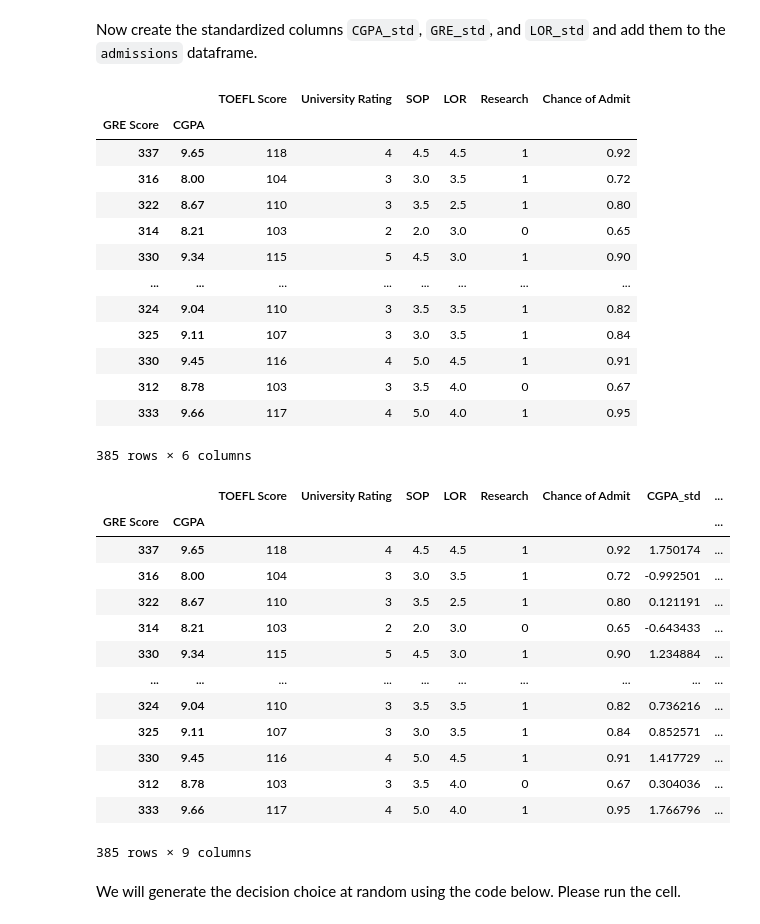
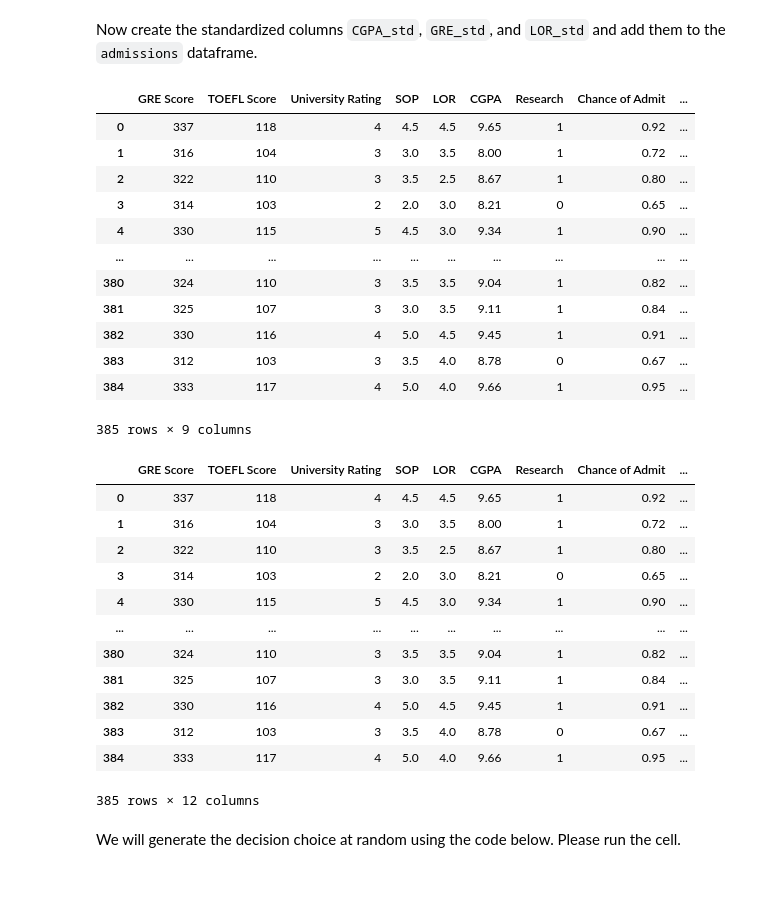
Before and after one commit to amanda-donini/lab-advanced-pandas, a Jupyter notebook: your-code/main.ipynb, the cells around one changed output. Drawn from its saved outputs; the diff is of its cells as text; code cells hidden in the pictures; blank space fills up the shorter version.

```diff
--- a/your-code/main.ipynb
+++ b/your-code/main.ipynb
@@ -112,7 +130,3 @@ array([9.65, 8.  , 8.67, 8.21, 9.34, 8.2 , 7.9 , 8.6 , 9.  , 9.1 , 8.3 ,
 Replace the index with an index comprised of two columns - `GRE Score` and `CGPA`. Remove the columns from the dataset as well. Make sure to use `inplace=True`.
 # %% [markdown]
 Now change the index back to a sequence starting at zero using the `reset_index` function. Make sure to use `inplace=True`.
-# %%
-# your code here
-df.set_index(['GRE Score', "CGPA"], inplace=True)
-df.head()
@@ -126,0 +133,3 @@ df.head()
+# %%
+df['CGPA_GRE'] = list(zip(df['CGPA'], df['GRE Score']))
+df['CGPA_GRE'].nunique
@@ -126,0 +150,2 @@ df.head()
+# %%
+df.set_index('CGPA_GRE', drop=False)
@@ -126,0 +167,3 @@ df.head()
+# %%
+df.reset_index(drop=True, inplace=True)
+df
@@ -182,42 +255,40 @@ Now create the standardized columns `CGPA_std`, `GRE_std`, and `LOR_std` and add
 # %%
 df
 # %% [output]
-|  |  | TOEFL Score | University Rating | SOP | LOR | Research | Chance of Admit |
-| GRE Score | CGPA |  |  |  |  |  |  |
-| 337 | 9.65 | 118 | 4 | 4.5 | 4.5 | 1 | 0.92 |
-| 316 | 8.00 | 104 | 3 | 3.0 | 3.5 | 1 | 0.72 |
-| 322 | 8.67 | 110 | 3 | 3.5 | 2.5 | 1 | 0.80 |
-| 314 | 8.21 | 103 | 2 | 2.0 | 3.0 | 0 | 0.65 |
-| 330 | 9.34 | 115 | 5 | 4.5 | 3.0 | 1 | 0.90 |
-| ... | ... | ... | ... | ... | ... | ... | ... |
-| 324 | 9.04 | 110 | 3 | 3.5 | 3.5 | 1 | 0.82 |
-| 325 | 9.11 | 107 | 3 | 3.0 | 3.5 | 1 | 0.84 |
-| 330 | 9.45 | 116 | 4 | 5.0 | 4.5 | 1 | 0.91 |
-| 312 | 8.78 | 103 | 3 | 3.5 | 4.0 | 0 | 0.67 |
-| 333 | 9.66 | 117 | 4 | 5.0 | 4.0 | 1 | 0.95 |
+|  | GRE Score | TOEFL Score | University Rating | SOP | LOR | CGPA | Research | Chance of Admit | ... |
+| 0 | 337 | 118 | 4 | 4.5 | 4.5 | 9.65 | 1 | 0.92 | ... |
+| 1 | 316 | 104 | 3 | 3.0 | 3.5 | 8.00 | 1 | 0.72 | ... |
+| 2 | 322 | 110 | 3 | 3.5 | 2.5 | 8.67 | 1 | 0.80 | ... |
+| 3 | 314 | 103 | 2 | 2.0 | 3.0 | 8.21 | 0 | 0.65 | ... |
+| 4 | 330 | 115 | 5 | 4.5 | 3.0 | 9.34 | 1 | 0.90 | ... |
+| ... | ... | ... | ... | ... | ... | ... | ... | ... | ... |
+| 380 | 324 | 110 | 3 | 3.5 | 3.5 | 9.04 | 1 | 0.82 | ... |
+| 381 | 325 | 107 | 3 | 3.0 | 3.5 | 9.11 | 1 | 0.84 | ... |
+| 382 | 330 | 116 | 4 | 5.0 | 4.5 | 9.45 | 1 | 0.91 | ... |
+| 383 | 312 | 103 | 3 | 3.5 | 4.0 | 8.78 | 0 | 0.67 | ... |
+| 384 | 333 | 117 | 4 | 5.0 | 4.0 | 9.66 | 1 | 0.95 | ... |
-385 rows × 6 columns
+385 rows × 9 columns
 # %%
 # your code here
-df['CGPA_std'] = standardize(df.index.get_level_values('CGPA'))
-df['GRE_std'] = standardize(df.index.get_level_values('GRE Score'))
+df['CGPA_std'] = standardize(df['CGPA'])
+df['GRE_std'] = standardize(df['GRE Score'])
 df['LOR_std'] = standardize(df['LOR'])
 
 df
 # %% [output]
-|  |  | TOEFL Score | University Rating | SOP | LOR | Research | Chance of Admit | CGPA_std | ... |
-| GRE Score | CGPA |  |  |  |  |  |  |  | ... |
-| 337 | 9.65 | 118 | 4 | 4.5 | 4.5 | 1 | 0.92 | 1.750174 | ... |
-| 316 | 8.00 | 104 | 3 | 3.0 | 3.5 | 1 | 0.72 | -0.992501 | ... |
-| 322 | 8.67 | 110 | 3 | 3.5 | 2.5 | 1 | 0.80 | 0.121191 | ... |
-| 314 | 8.21 | 103 | 2 | 2.0 | 3.0 | 0 | 0.65 | -0.643433 | ... |
-| 330 | 9.34 | 115 | 5 | 4.5 | 3.0 | 1 | 0.90 | 1.234884 | ... |
+|  | GRE Score | TOEFL Score | University Rating | SOP | LOR | CGPA | Research | Chance of Admit | ... |
+| 0 | 337 | 118 | 4 | 4.5 | 4.5 | 9.65 | 1 | 0.92 | ... |
+| 1 | 316 | 104 | 3 | 3.0 | 3.5 | 8.00 | 1 | 0.72 | ... |
+| 2 | 322 | 110 | 3 | 3.5 | 2.5 | 8.67 | 1 | 0.80 | ... |
+| 3 | 314 | 103 | 2 | 2.0 | 3.0 | 8.21 | 0 | 0.65 | ... |
+| 4 | 330 | 115 | 5 | 4.5 | 3.0 | 9.34 | 1 | 0.90 | ... |
 | ... | ... | ... | ... | ... | ... | ... | ... | ... | ... |
-| 324 | 9.04 | 110 | 3 | 3.5 | 3.5 | 1 | 0.82 | 0.736216 | ... |
-| 325 | 9.11 | 107 | 3 | 3.0 | 3.5 | 1 | 0.84 | 0.852571 | ... |
-| 330 | 9.45 | 116 | 4 | 5.0 | 4.5 | 1 | 0.91 | 1.417729 | ... |
-| 312 | 8.78 | 103 | 3 | 3.5 | 4.0 | 0 | 0.67 | 0.304036 | ... |
-| 333 | 9.66 | 117 | 4 | 5.0 | 4.0 | 1 | 0.95 | 1.766796 | ... |
+| 380 | 324 | 110 | 3 | 3.5 | 3.5 | 9.04 | 1 | 0.82 | ... |
+| 381 | 325 | 107 | 3 | 3.0 | 3.5 | 9.11 | 1 | 0.84 | ... |
+| 382 | 330 | 116 | 4 | 5.0 | 4.5 | 9.45 | 1 | 0.91 | ... |
+| 383 | 312 | 103 | 3 | 3.5 | 4.0 | 8.78 | 0 | 0.67 | ... |
+| 384 | 333 | 117 | 4 | 5.0 | 4.0 | 9.66 | 1 | 0.95 | ... |
-385 rows × 9 columns
+385 rows × 12 columns
 # %% [markdown]
 We will generate the decision choice at random using the code below. Please run the cell.
 # %%
```
Also changed, not shown: parts of 23 cells of this notebook.
